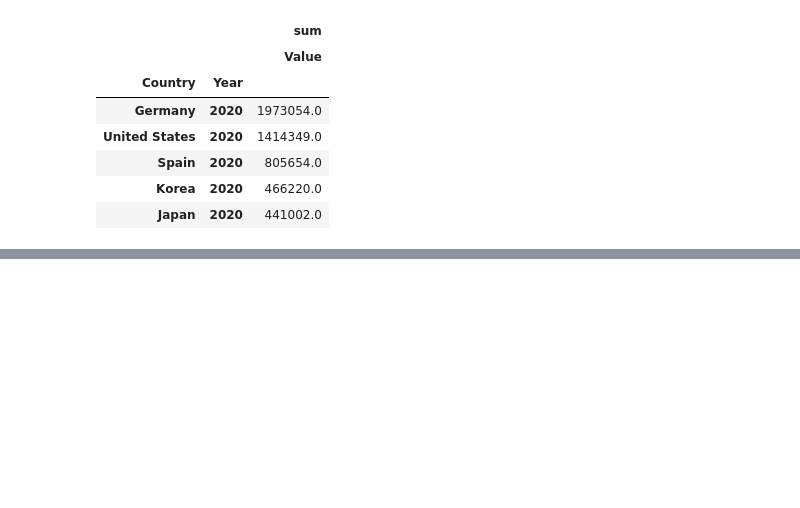
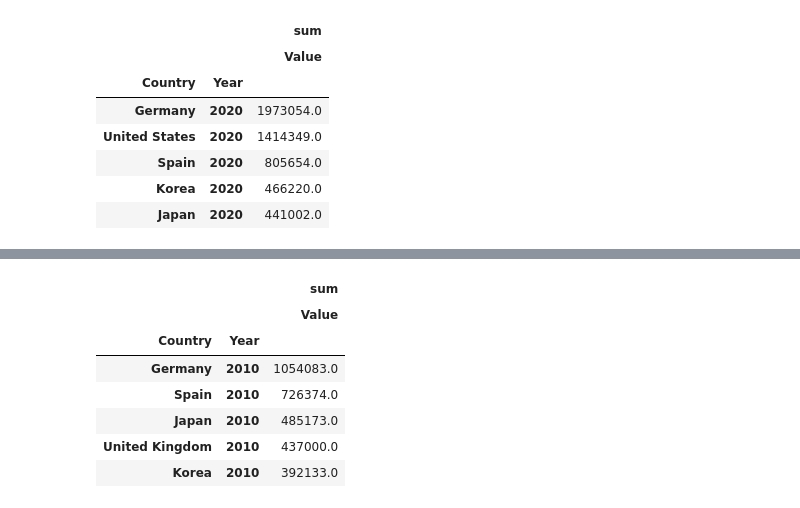
Before and after one commit to sergioabz/mid_project, a Jupyter notebook: notebooks/Analysis_midbootcamp_project.ipynb, the cells around one changed output, grey strips where cells are left out. Drawn from its saved outputs; the diff is of its cells as text; code cells hidden in the pictures; blank space fills up the shorter version.

```diff
--- a/notebooks/Analysis_midbootcamp_project.ipynb
+++ b/notebooks/Analysis_midbootcamp_project.ipynb
@@ -278,0 +316,30 @@ top_5(data, 2020)
+# %%
+def top_5_outflows (data, year= int):
+
+
+    outflows = data.copy().set_index('Variable')
+    outflows = outflows.loc[['Outflows of foreign population by nationality']]
+    outflows = outflows[outflows['Year'] == year]
+
+
+
+    outflows1 = outflows[[ 'Country', 'Year', 'Value']].pivot_table(index=[ 'Country', 'Year'], aggfunc = ['sum'] )
+
+
+    outflows2 = outflows1.sort_values(by = ('sum', 'Value'), ascending=False).iloc[0:5]
+    outflows2
+
+
+
+    return outflows2
+# %%
+top_5_outflows (data, 2010)
+# %% [output]
+|  |  | sum |
+|  |  | Value |
+| Country | Year |  |
+| Germany | 2010 | 1054083.0 |
+| Spain | 2010 | 726374.0 |
+| Japan | 2010 | 485173.0 |
+| United Kingdom | 2010 | 437000.0 |
+| Korea | 2010 | 392133.0 |
```
Also changed, not shown: parts of 54 cells of this notebook.
